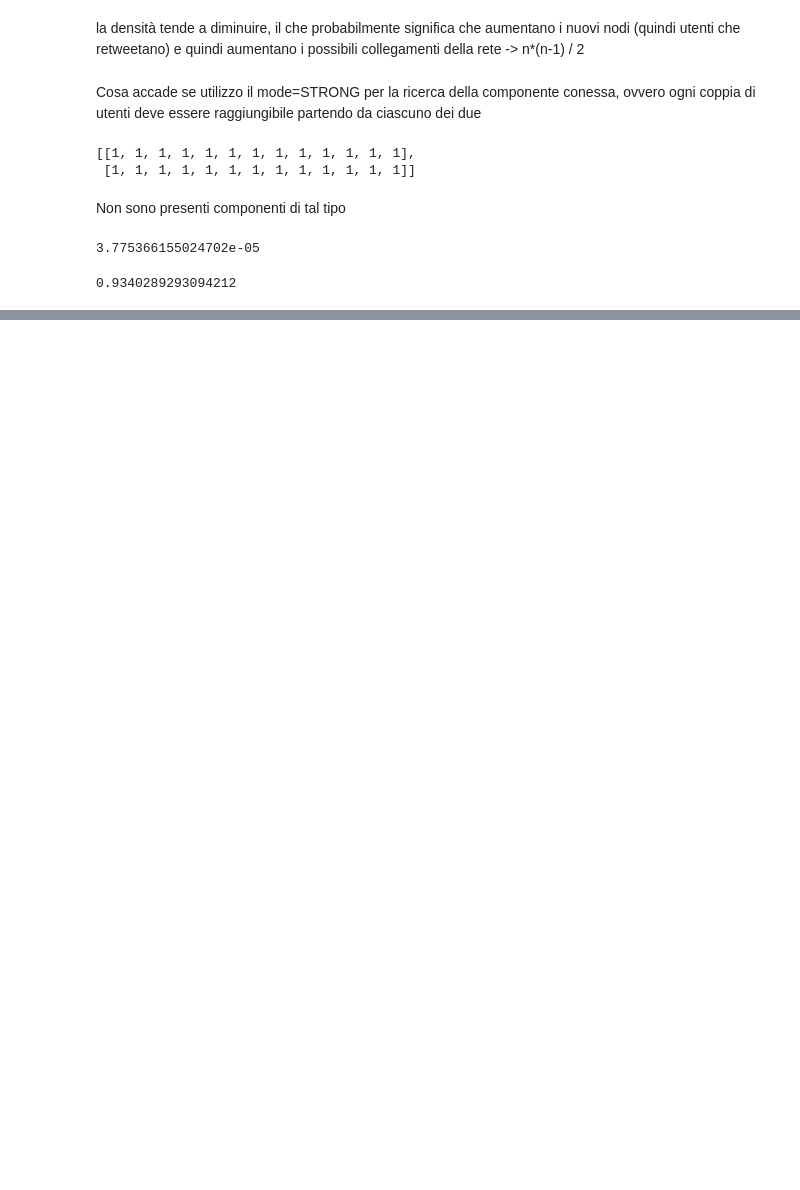
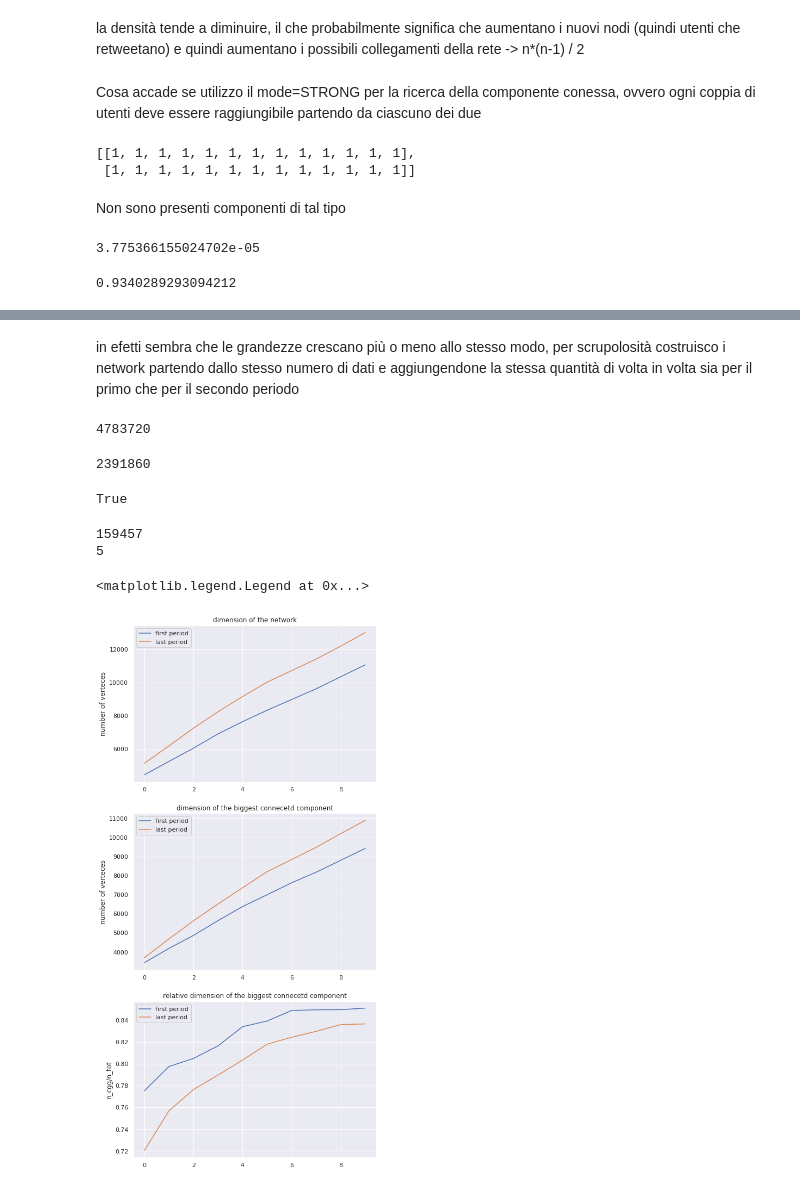
Before and after one commit to DanielePignedoli/Twitter_project, a Jupyter notebook: Network Density ad Connected Component .ipynb, the cells around one changed output, grey strips where cells are left out. Saved outputs shown, nothing was run; the diff lists cells and outputs as text; code cells hidden in the pictures; blank space fills up the shorter version.

```diff
--- a/Network Density ad Connected Component .ipynb
+++ b/Network Density ad Connected Component .ipynb
@@ -130,0 +192,6 @@ g_tot.components(mode='WEAK').giant().vcount()/g_tot.vcount()  #relative size of
+# %% [markdown]
+in efetti sembra che le grandezze crescano più o meno allo stesso modo, per scrupolosità costruisco i network partendo dallo stesso numero di dati e aggiungendone la stessa quantità di volta in volta sia per il primo che per il secondo periodo
+# %%
+len(df) #numero totali di rewteet
+# %% [output]
+4783720
@@ -130,0 +200,4 @@ g_tot.components(mode='WEAK').giant().vcount()/g_tot.vcount()  #relative size of
+# %%
+len(df_half)//2
+# %% [output]
+2391860
@@ -130,0 +207,10 @@ g_tot.components(mode='WEAK').giant().vcount()/g_tot.vcount()  #relative size of
+# %%
+len(df_half1) == len(df_half2)
+# %% [output]
+True
+# %%
+print((len(df_half)//2)//15) # suddivisione in 15 gruppi
+print((len(df_half)//2)%15) # resto della suddivisione
+# %% [output]
+159457
+5
@@ -130,0 +228,48 @@ g_tot.components(mode='WEAK').giant().vcount()/g_tot.vcount()  #relative size of
+# %%
+graphs  = {'first' :[],'last':[]}
+for it in range(10):
+    graphs['first'].append(build_graph_iter(df_half1,it))
+
+for it in range(10):
+    graphs['last'].append(build_graph_iter(df_half2,it))
+
+gcc = {'first' :[],'last':[]}
+rel_gcc = {'first' :[],'last':[]}
+
+for g in graphs['first']:
+    cl = g.components(mode='WEAK')
+    gcc['first'].append(cl.giant().vcount())
+    rel_gcc['first'].append(cl.giant().vcount()/g.vcount())
+for g in graphs['last']:
+    cl = g.components(mode='WEAK')
+    gcc['last'].append(cl.giant().vcount())
+    rel_gcc['last'].append(cl.giant().vcount()/g.vcount())
+# %%
+fig, (ax0, ax1,ax2) = plt.subplots(3,1,figsize = (8,18))
+ax0.plot([g.vcount() for g in graphs['first']], label='first period')
+ax0.plot([g.vcount() for g in graphs['last']],label='last period')
+ax0.set_title('dimension of the network')
+ax0.set_ylabel('number of verteces')
+#ax0.set_xlabel('days of the network')
+#ax0.set_xticks(range(13))
+#ax0.set_xticklabels(range(4,17))
+ax0.legend()
+ax1.plot(gcc['first'], label='first period')
+ax1.plot(gcc['last'],label='last period')
+ax1.set_title('dimension of the biggest connecetd component')
+ax1.set_ylabel('number of verteces')
+#ax1.set_xlabel('days of the network')
+#ax1.set_xticks(range(13))
+#ax1.set_xticklabels(range(4,17))
+ax1.legend()
+ax2.plot(rel_gcc['first'],label='first period')
+ax2.plot(rel_gcc['last'], label='last period')
+ax2.set_title('relative dimension of the biggest connecetd component')
+ax2.set_ylabel('n_cgg/n_tot')
+#ax2.set_xlabel('days of the network')
+#ax2.set_xticks(range(13))
+#ax2.set_xticklabels(range(4,17))
+ax2.legend()
+# %% [output]
+<matplotlib.legend.Legend at 0x...>
+[figure, added]
```
Also changed, not shown: parts of 13 cells of this notebook.
